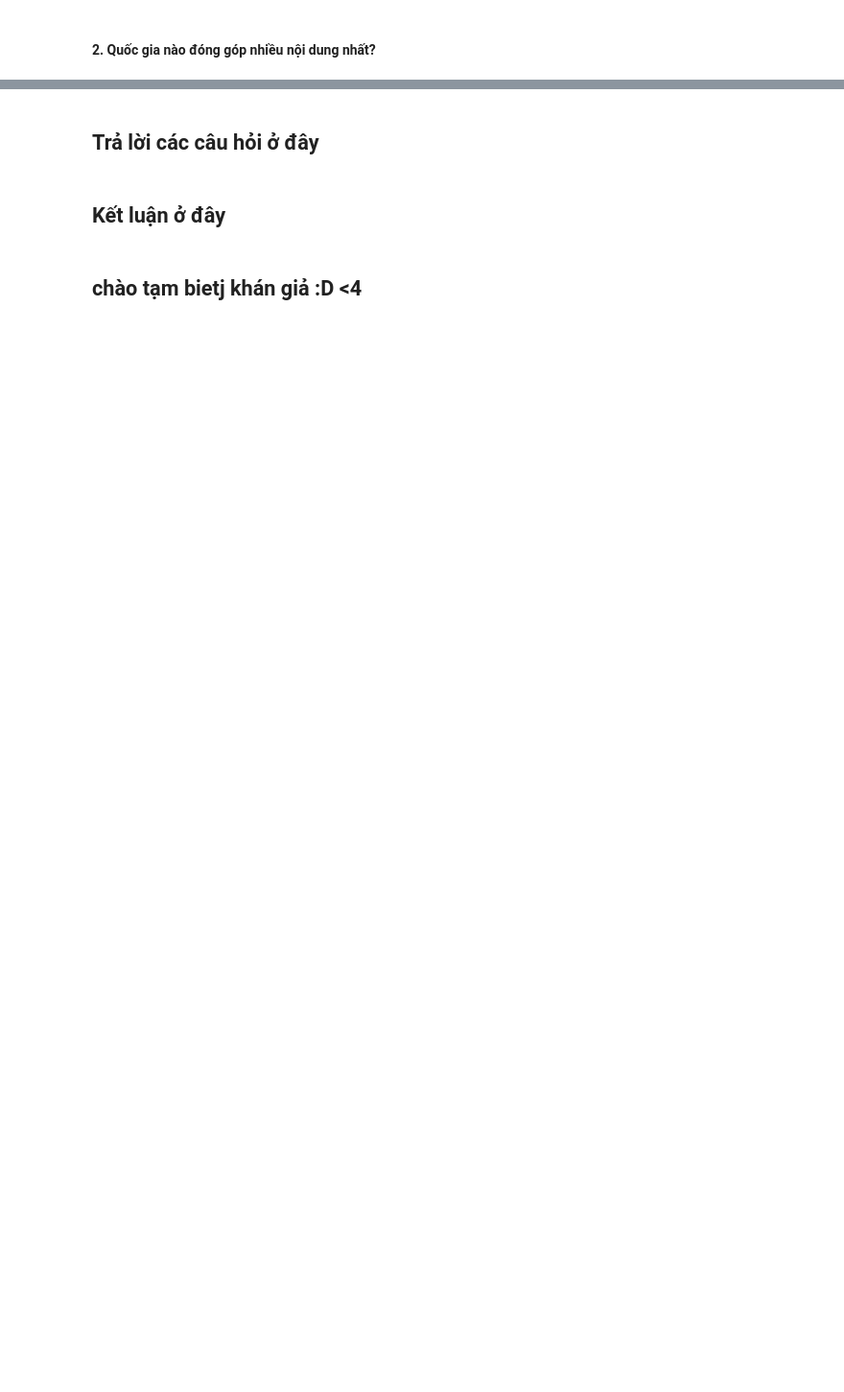
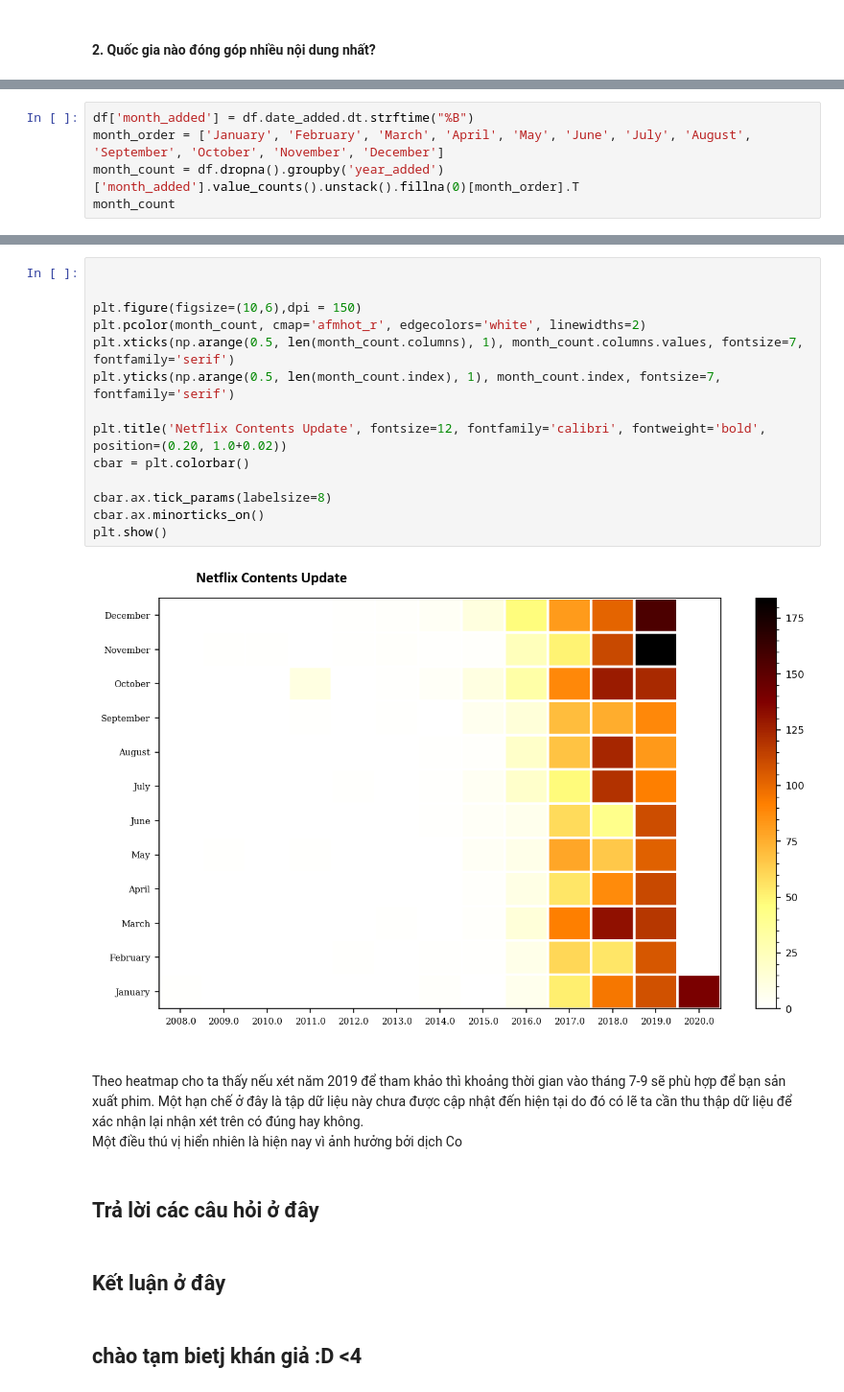
Before and after one commit to ducanh2505/Data_Science_Project, a Jupyter notebook: 171220-DaoDucAnh.ipynb, the cells around one changed output, grey strips where cells are left out. Shown at 96% size. Saved outputs shown, nothing was run; the diff lists cells and outputs as text; blank space fills up the shorter version.

```diff
--- a/171220-DaoDucAnh.ipynb
+++ b/171220-DaoDucAnh.ipynb
@@ -283,0 +301,5 @@ plt.grid(axis = 'y'), plt.legend(loc = 1);
+# %%
+df['month_added'] = df.date_added.dt.strftime("%B")
+month_order = ['January', 'February', 'March', 'April', 'May', 'June', 'July', 'August', 'September', 'October', 'November', 'December']
+month_count = df.dropna().groupby('year_added')['month_added'].value_counts().unstack().fillna(0)[month_order].T
+month_count
@@ -284,3 +321,22 @@ plt.grid(axis = 'y'), plt.legend(loc = 1);
+# %%
+
+
+plt.figure(figsize=(10,6),dpi = 150)
+plt.pcolor(month_count, cmap='afmhot_r', edgecolors='white', linewidths=2)
+plt.xticks(np.arange(0.5, len(month_count.columns), 1), month_count.columns.values, fontsize=7, fontfamily='serif')
+plt.yticks(np.arange(0.5, len(month_count.index), 1), month_count.index, fontsize=7, fontfamily='serif')
+
+plt.title('Netflix Contents Update', fontsize=12, fontfamily='calibri', fontweight='bold', position=(0.20, 1.0+0.02))
+cbar = plt.colorbar()
+
+cbar.ax.tick_params(labelsize=8)
+cbar.ax.minorticks_on()
+plt.show()
+# %% [output]
+[figure, added]
+# %% [markdown]
+<br> Theo heatmap cho ta thấy nếu xét năm 2019 để tham khảo thì khoảng thời gian vào tháng 7-9 sẽ phù hợp để bạn sản xuất phim. Một hạn chế ở đây là tập dữ liệu này chưa được cập nhật đến hiện tại do đó có lẽ ta cần thu thập dữ liệu để xác nhận lại nhận xét trên có đúng hay không.
+<br> Một điều thú vị hiển nhiên là hiện nay vì ảnh hưởng bởi dịch Co
 # %% [markdown]
 ## Trả lời các câu hỏi ở đây
 # %% [markdown]
```
Also changed, not shown: parts of 9 cells of this notebook.
